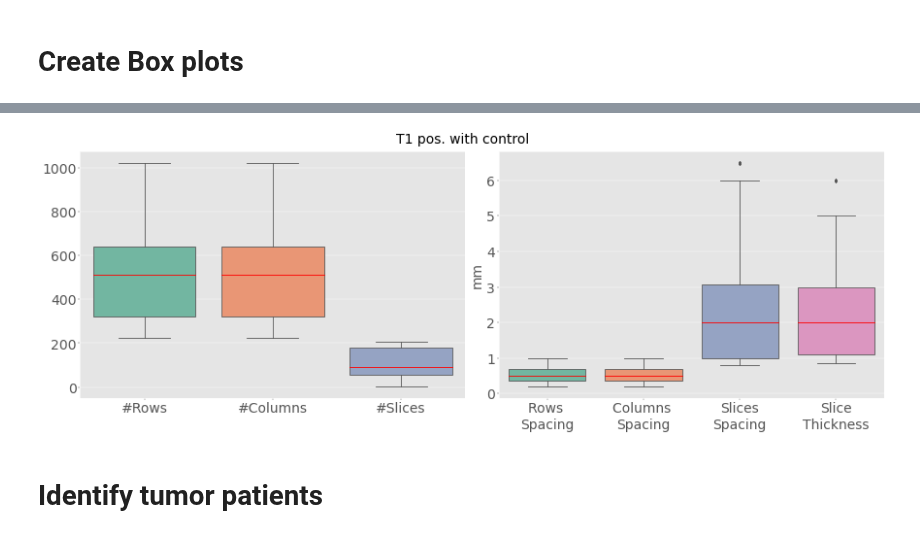
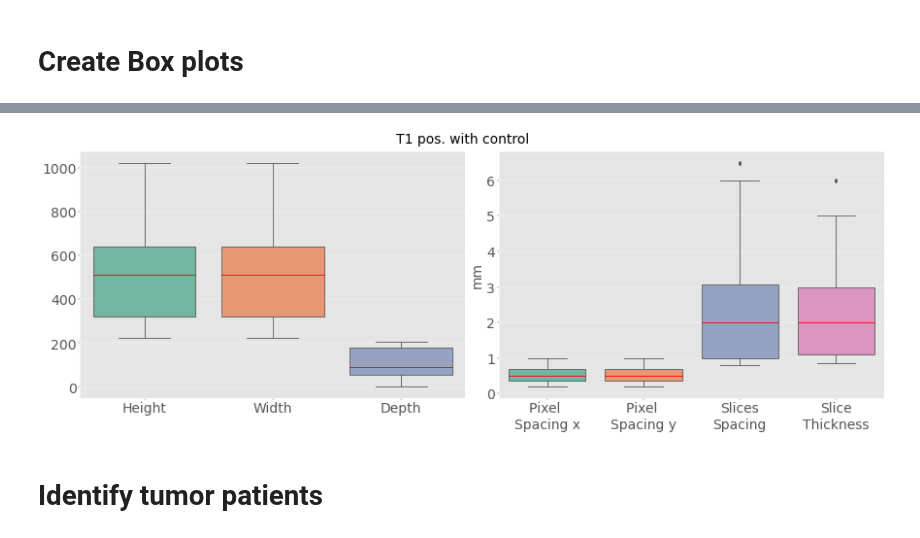
Before and after one commit to Kiril94/Thesis, a Jupyter notebook: Cobra/cobra/ds_notebooks/t1_pos_control.ipynb, the cells around one changed output, grey strips where cells are left out. Cells and saved outputs as stored; diff of their text form; code cells hidden in the pictures.

```diff
--- a/Cobra/cobra/ds_notebooks/t1_pos_control.ipynb
+++ b/Cobra/cobra/ds_notebooks/t1_pos_control.ipynb
@@ -61,18 +101,19 @@ fig.savefig(join(fig_dir, 't1', 'dimension_box_plot_t1all.png'))
 # %%
 fig, ax = plt.subplots(1,2, figsize=(22,8))
 fig, _ = svis.create_boxplot(df_pp[['Rows', 'Columns', 'NumberOfSlices', ]],
-    data_labels=["#Rows", "#Columns", "#Slices", ],
+    data_labels=["Height", "Width", "Depth", ],
     kwargs={'xlabel':'',},
     fig=fig, ax=ax[0])
 svis.create_boxplot(df_pp[['RowSpacing', 'ColumnSpacing', 'SpacingBetweenSlices','SliceThickness' ]],
-    data_labels=["Rows \nSpacing", "Columns \nSpacing", "Slices\nSpacing","Slice\nThickness" ],
+    data_labels=["Pixel \nSpacing x", "Pixel \nSpacing y",
+                 "Slices\nSpacing","Slice\nThickness" ],
     kwargs={'xlabel':'','ylabel':'mm'},
     fig=fig, ax=ax[1])
 fig.suptitle("T1 pos. with control", fontsize=25)
 fig.tight_layout()
 fig.savefig(join(fig_dir, 't1', 'dimension_box_plot_t1pp.png'))
 # %% [output]
-[figure, old version]
+[figure, new version]
 # %% [markdown]
 # Identify tumor patients
 # %%
```
Also changed, not shown: parts of 10 cells of this notebook, 3 other files.
